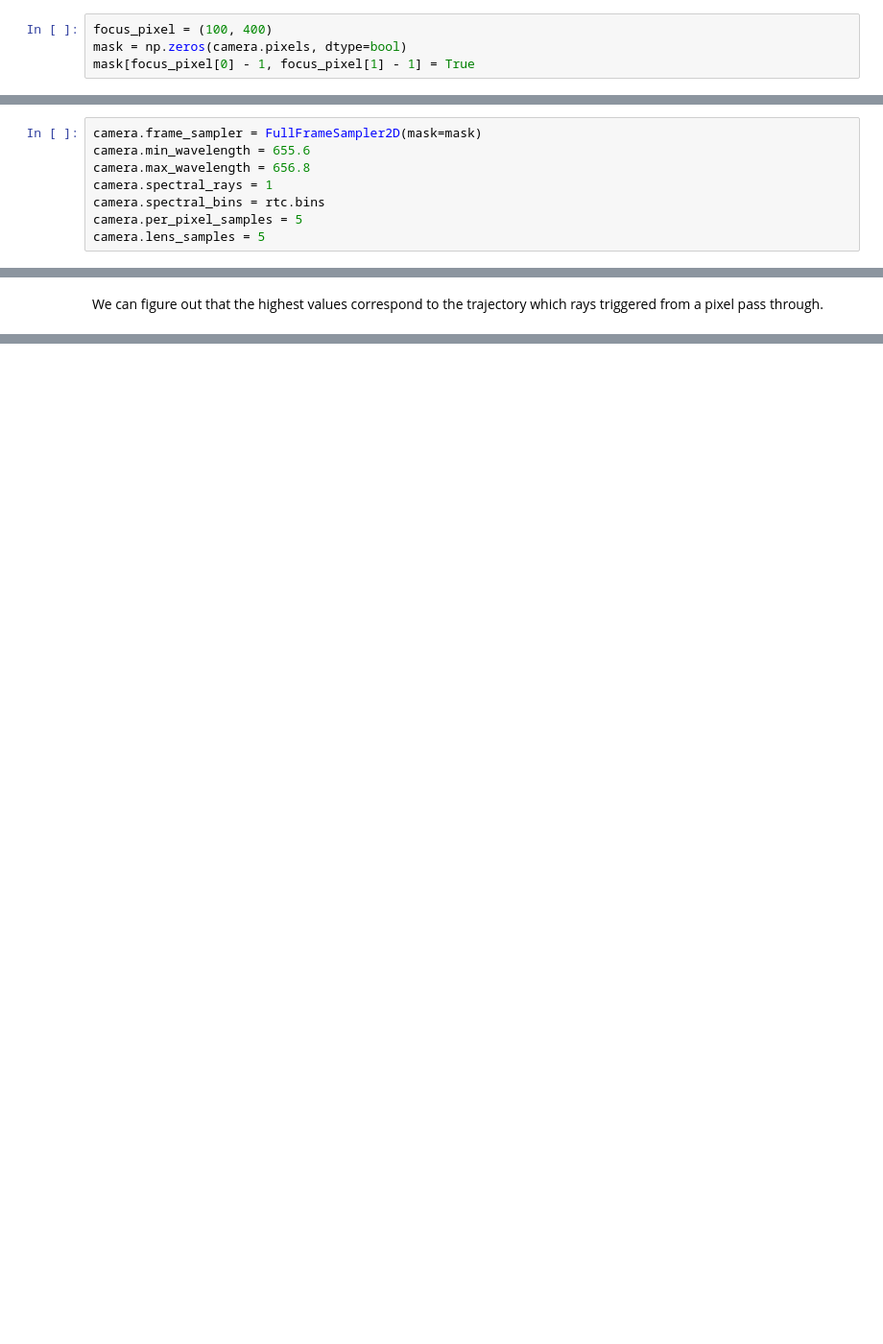
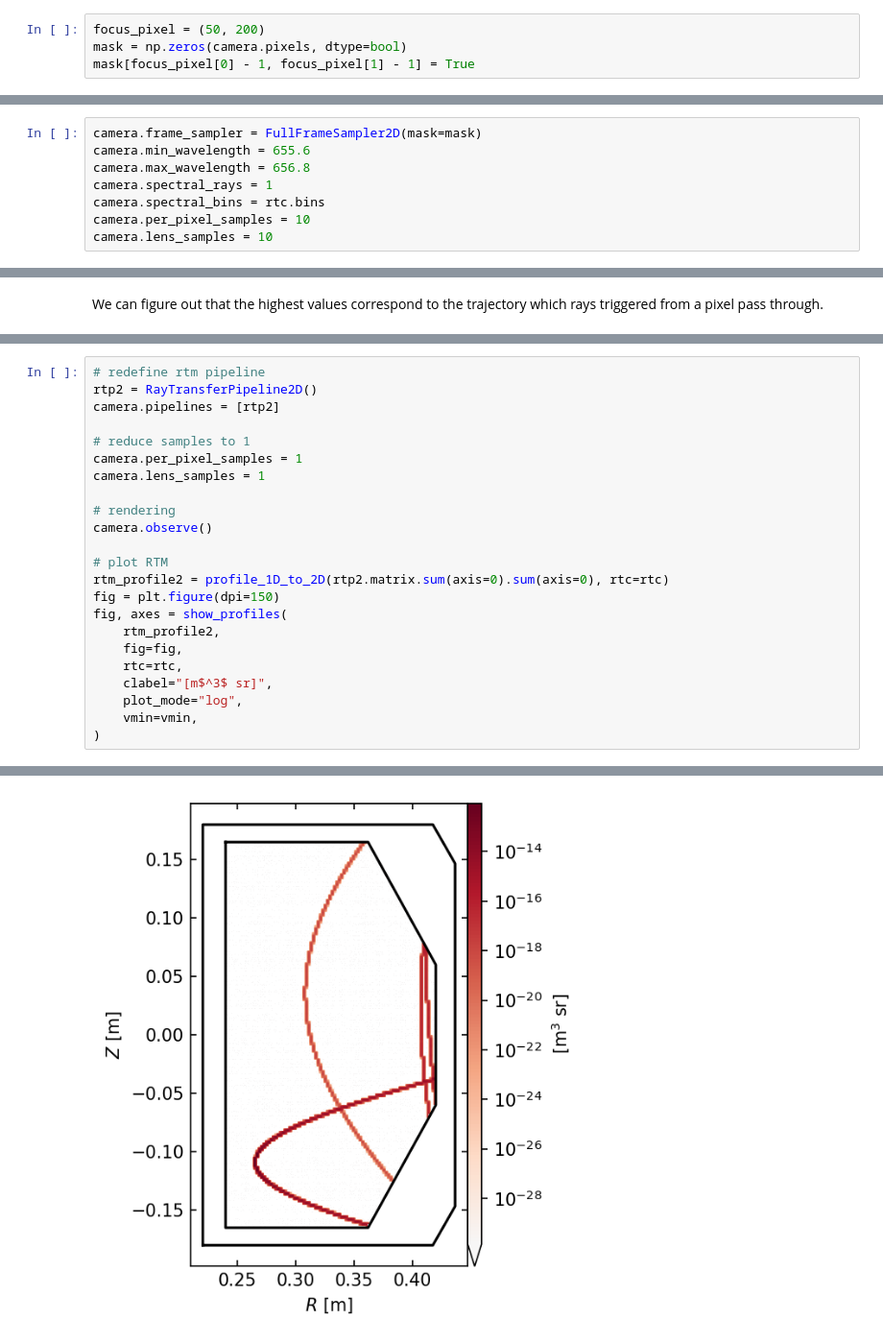
Before and after one commit to munechika-koyo/cherab_phix, a Jupyter notebook: docs/notebooks/inversion/calc_rtm.ipynb, the cells around one changed output, grey strips where cells are left out. Shown at 96% size. Saved outputs shown, nothing was run; the diff lists cells and outputs as text; blank space fills up the shorter version.

```diff
--- a/docs/notebooks/inversion/calc_rtm.ipynb
+++ b/docs/notebooks/inversion/calc_rtm.ipynb
@@ -58,7 +55,7 @@ camera.pipelines = [rtp]
 
 To focus one pixel, the `mask` array is defined.
 # %%
-focus_pixel = (100, 400)
+focus_pixel = (50, 200)
 mask = np.zeros(camera.pixels, dtype=bool)
 mask[focus_pixel[0] - 1, focus_pixel[1] - 1] = True
 # %% [markdown]
@@ -69,8 +66,8 @@ camera.min_wavelength = 655.6
 camera.max_wavelength = 656.8
 camera.spectral_rays = 1
 camera.spectral_bins = rtc.bins
-camera.per_pixel_samples = 5
-camera.lens_samples = 5
+camera.per_pixel_samples = 10
+camera.lens_samples = 10
 # %% [markdown]
 ## Execute ray-tracing
 
@@ -118,0 +117,24 @@ We can figure out that the highest values correspond to the trajectory which ray
+# %%
+# redefine rtm pipeline
+rtp2 = RayTransferPipeline2D()
+camera.pipelines = [rtp2]
+
+# reduce samples to 1
+camera.per_pixel_samples = 1
+camera.lens_samples = 1
+
+# rendering
+camera.observe()
+
+# plot RTM
+rtm_profile2 = profile_1D_to_2D(rtp2.matrix.sum(axis=0).sum(axis=0), rtc=rtc)
+fig = plt.figure(dpi=150)
+fig, axes = show_profiles(
+    rtm_profile2,
+    fig=fig,
+    rtc=rtc,
+    clabel="[m$^3$ sr]",
+    plot_mode="log",
+    vmin=vmin,
+)
+# %% [output]
@@ -118,0 +143 @@ We can figure out that the highest values correspond to the trajectory which ray
+[figure, added]
```
Also changed, not shown: parts of 10 cells of this notebook, 9 other files.
